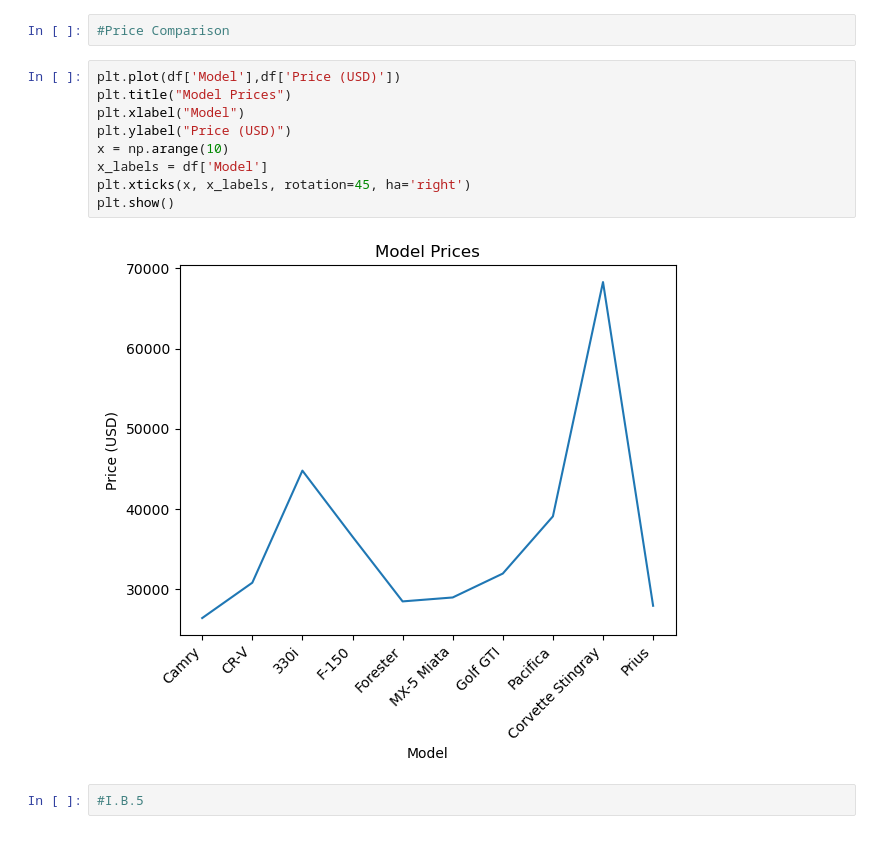
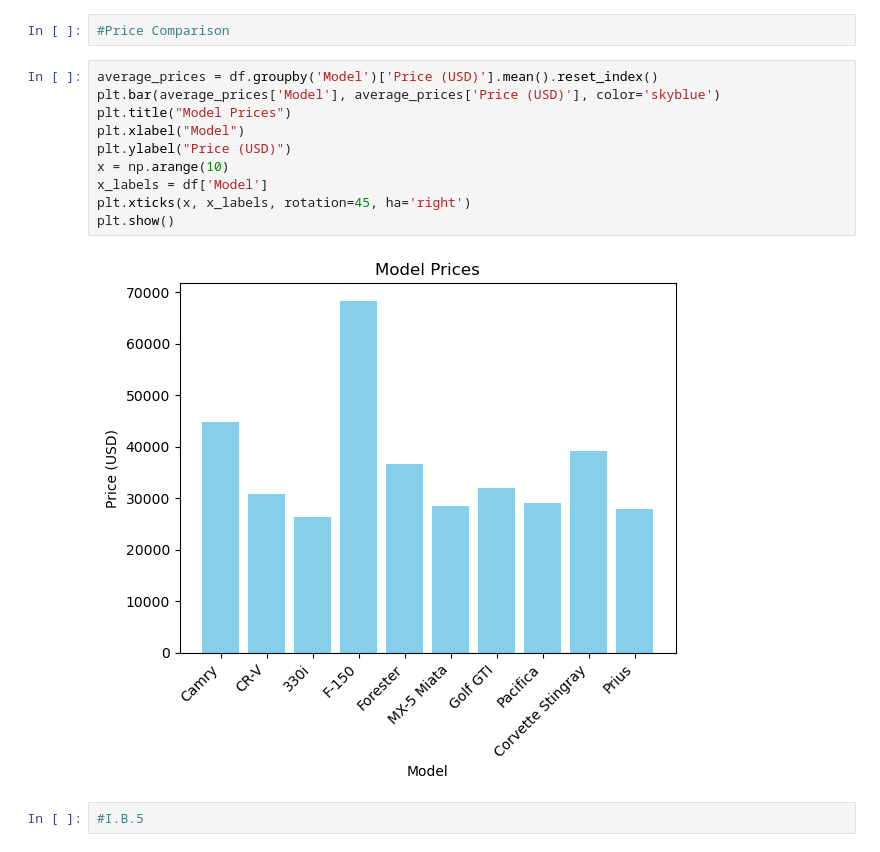
Before and after one commit to JBuelo/ICT-Final-Project, a Jupyter notebook: ICT Final project.ipynb, the cells around one changed output. Saved outputs shown, nothing was run; the diff lists cells and outputs as text.

```diff
--- a/ICT Final project.ipynb
+++ b/ICT Final project.ipynb
@@ -167,16 +167,17 @@ plt.show()
 # %%
 #Price Comparison
 # %%
-plt.plot(df['Model'],df['Price (USD)'])
+average_prices = df.groupby('Model')['Price (USD)'].mean().reset_index()
+plt.bar(average_prices['Model'], average_prices['Price (USD)'], color='skyblue')
 plt.title("Model Prices")
 plt.xlabel("Model")
 plt.ylabel("Price (USD)")
 x = np.arange(10)
 x_labels = df['Model']
 plt.xticks(x, x_labels, rotation=45, ha='right')
 plt.show()
 # %% [output]
-[figure, old version]
+[figure, new version]
 # %%
 #I.B.5
 # %%
```
Also changed, not shown: parts of 2 cells of this notebook.
